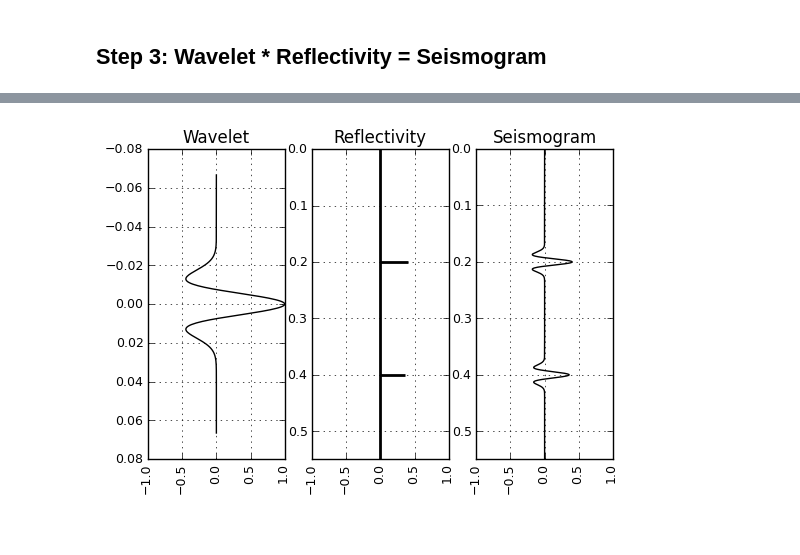
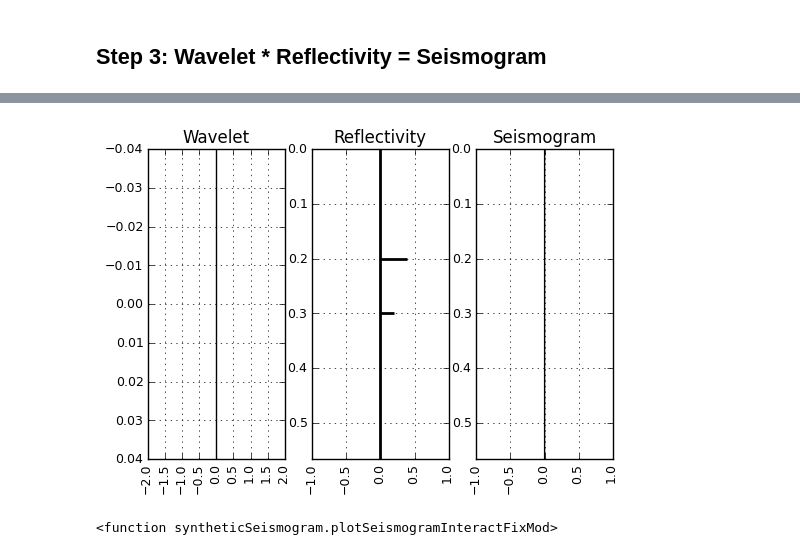
Before and after one commit to geoscixyz/geosci-labs, a Jupyter notebook: seismic/SyntheticSeismogram.ipynb, the cells around one changed output, grey strips where cells are left out. Saved outputs shown, nothing was run; the diff lists cells and outputs as text; code cells hidden in the pictures.

Commit message:
Clean up notebook more, more plots

```diff
--- a/seismic/SyntheticSeismogram.ipynb
+++ b/seismic/SyntheticSeismogram.ipynb
@@ -73,11 +81,6 @@ A seismogram is the convolution of the wavelet and reflectivity series. For this
-# %%
-d      = [0., 50., 150.]
-v      = [500., 1000., 2000.]  # Velocity of each layer (m/s)
-rho    = [1700., 2000., 2500.] # Density of each layer (kg/m^3)
-wavtyp = 'RICKER'              # Wavelet type
-wavf   = [30.]                 # Wavelet Frequency
-usingT = True
-
-plotSeismogram(d, rho, v, wavtyp, wavf, usingT)
-# %% [output]
-[figure, removed]
+# %%
+# Interactive seismogram plot for a fixed geologic model
+interact(plotSeismogramInteractFixMod,wavf=(5.,100.,5.),wavA=(-2.,2.,0.25))
+# %% [output]
+[figure, added]
+<function syntheticSeismogram.plotSeismogramInteractFixMod>
```
Also changed, not shown: parts of 14 cells of this notebook, 2 other files.
